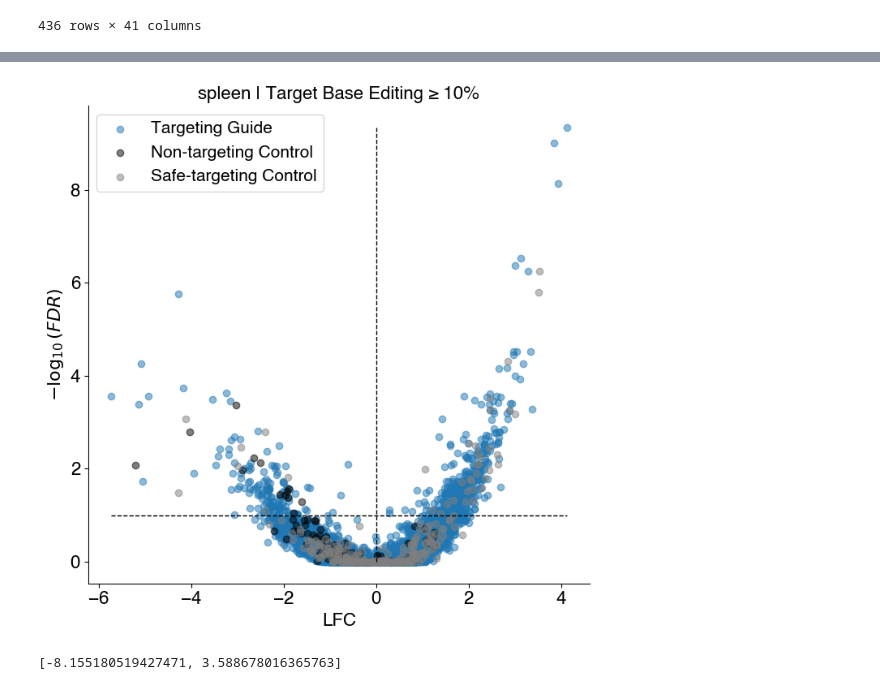
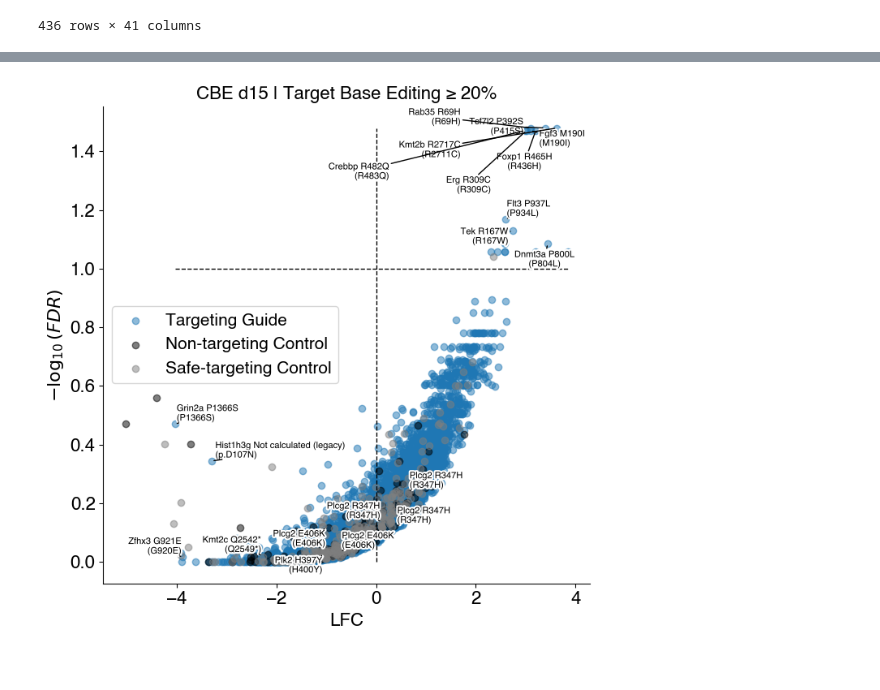
Before and after one commit to samgould2/B-ALL-in-vivo-base-editing, a Jupyter notebook: new_analysis.ipynb, the cells around one changed output, grey strips where cells are left out. Saved outputs shown, nothing was run; the diff lists cells and outputs as text; code cells hidden in the pictures.

```diff
--- a/new_analysis.ipynb
+++ b/new_analysis.ipynb
@@ -292,8 +294,8 @@ combined_LFC = combined_LFC.loc[:,~combined_LFC.columns.duplicated()].copy()
 combined_LFC = combined_LFC.rename(columns = {'sgRNA':'gRNA_id', 'gene':'Gene'})
 combined_LFC_CBE_edit = pd.merge(combined_LFC, CBE_edit_info, on='gRNA_id')
 # %%
-condition_of_interest = 'spleen'
-edit_cutoff = 10
+condition_of_interest = 'd15'
+edit_cutoff = 20
 
 samp_of_interest = CBE_samp_dict[condition_of_interest]
 other_cols = ['Input_median', f'LFC_avg_{condition_of_interest}',f'LFC_median_{condition_of_interest}',
@@ -314,38 +316,46 @@ subset_CBE['-log10(FDR)'] = min_FDR
 subset_targ = subset_CBE[subset_CBE['classification']=='targeting guide']
 subset_NT = subset_CBE[subset_CBE['classification']=='non-targeting control']
 subset_ST = subset_CBE[subset_CBE['classification']=='safe-targeting control']
 
 #and then filter based on editing info
 subset_targ = subset_targ[subset_targ['target_base_edit_perc']>=edit_cutoff]
 
 fig, ax = plt.subplots(figsize=(7,7))
 
 ax.scatter(data=subset_targ, x=f'LFC_median_{condition_of_interest}', y='-log10(FDR)', c='tab:blue', alpha=.5, label='Targeting Guide')
 ax.scatter(data=subset_NT, x=f'LFC_median_{condition_of_interest}', y='-log10(FDR)', c='black', alpha=.5, label='Non-targeting Control')
 ax.scatter(data=subset_ST, x=f'LFC_median_{condition_of_interest}', y='-log10(FDR)', c='tab:grey', alpha=.5, label='Safe-targeting Control')
 
 ax.legend(fontsize=15)
 ax.spines[['top', 'right']].set_visible(False)
 ax.tick_params(axis='both', which='major', labelsize=16);
 ax.set_ylabel("$-\log_{10}({FDR})$", fontsize=16)
 ax.set_xlabel('LFC', fontsize=16)
-ax.set_title(f'{condition_of_interest} | Target Base Editing ≥ {edit_cutoff}%', fontsize=16)
+ax.set_title(f'CBE {condition_of_interest} | Target Base Editing ≥ {edit_cutoff}%', fontsize=16)
 
 bounds = [min(subset_targ[f'LFC_median_{condition_of_interest}']), max(subset_targ[f'LFC_median_{condition_of_interest}'])]
 ax.plot(bounds,[1,1], linestyle='dashed', color='black', linewidth=1)
 ax.plot([0,0],[0,max(subset_targ['-log10(FDR)'])], linestyle='dashed', color='black', linewidth=1)
 
 #and then add labels to top and bottom enrichers
 num_to_plot = 10
-top_enrichers = subset_targ.sort_values(by='FDR_high')[:num_to_plot]
-top_depleters = subset_targ.sort_values(by='FDR_low')[:num_to_plot]
+top_enrichers = subset_targ.sort_values(by=f'FDR_high_{condition_of_interest}')[:num_to_plot]
+top_depleters = subset_targ.sort_values(by=f'FDR_low_{condition_of_interest}')[:num_to_plot]
 
+tops = pd.concat((top_enrichers, top_depleters)).fillna(' ')
+
+#first top enrichers
+x = list(tops[f'LFC_median_{condition_of_interest}'])
+y = list(tops['-log10(FDR)'])
+t = [f"{val['Gene']} {val['HGVSp_m']}\n({val['HGVSp_h'].replace('delins','')})" for i, val in tops.iterrows()]
+
+texts = [ax.text(x[i], y[i], t[i], fontsize=8, color='black', path_effects=[PathEffects.withStroke(linewidth=3,
+                                                                                            foreground="w")]) for i in range(len(x))] #bbox = dict(boxstyle = 'round,pad=0.5', fc = 'white', alpha = .9)
+
+adjust_text(texts,only_move={'points':'xy', 'texts':'xy'}, ax=ax, arrowprops=dict(arrowstyle="-", linewidth=1, alpha=1, color='black'))
 
 
 fig.tight_layout()
+#fig.savefig(f'figures/{condition_of_interest}_CBE_volcano.png', dpi=300)
 # %% [output]
-[figure, old version]
+[figure, new version]
-# %%
-[min(subset_targ[f'LFC_median_{condition_of_interest}']), max(subset_targ[f'LFC_median_{condition_of_interest}'])]
-# %% [output]
-[-8.155180519427471, 3.588678016365763]
```
Also changed, not shown: parts of 6 cells of this notebook.
